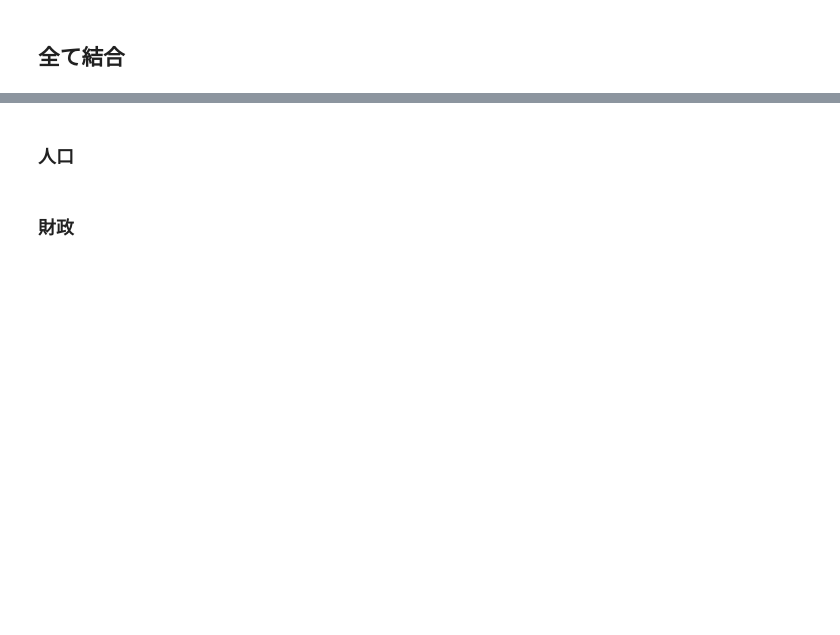
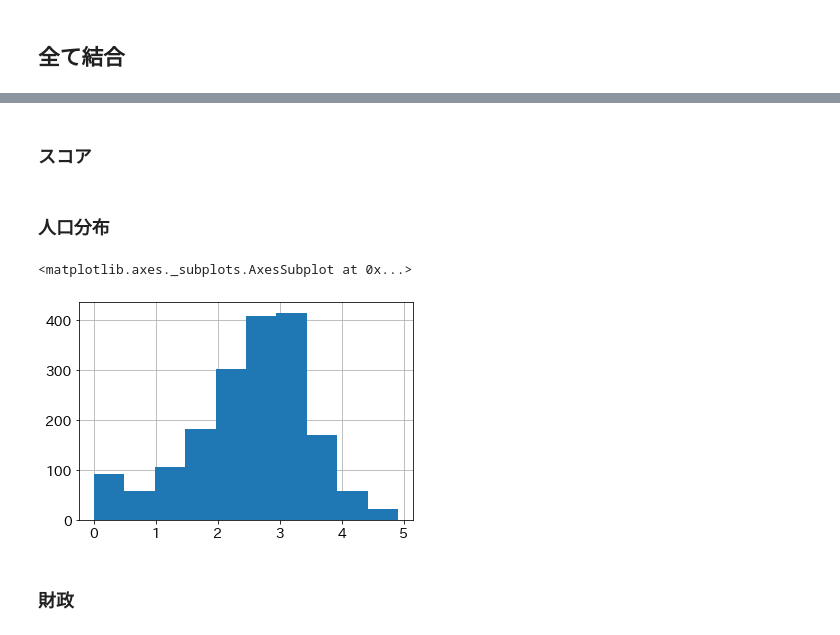
Before and after one commit to yumehara/hackday_2022, a Jupyter notebook: notebooks/all_city_score.ipynb, the cells around one changed output, grey strips where cells are left out. Cells and saved outputs as stored; diff of their text form; code cells hidden in the pictures; blank space fills up the shorter version.

```diff
--- a/notebooks/all_city_score.ipynb
+++ b/notebooks/all_city_score.ipynb
@@ -113,2 +130,2 @@ print(df_city_all.shape)
 # %% [markdown]
-### 人口
+### スコア
@@ -115,26 +134,49 @@ print(df_city_all.shape)
+# %%
+def normalize_score(data, col=None, high=True):
+    if col is None:
+        score = (data - data.mean())/data.std()
+    else:
+        score = (data[col] - data[col].mean())/data[col].std()
+    score = (score + 2.5) if high else (2.5 - score)
+    score[score > 5] = 5
+    score[score < 0] = 0
+    return score
+# %% [markdown]
+### 人口分布
 # %%
-# df_city_all['幼児人口'] = (df_city_all['0～4歳'] * 4/5 + df_city_all['5～9歳'] * 2/5).round()
-# df_city_all['小学生人口'] = (df_city_all['5～9歳'] * 3/5 + df_city_all['10～14歳'] * 3/5).round()
-# df_city_all['中学生人口'] = (df_city_all['10～14歳'] * 2/5 + df_city_all['15～19歳'] * 1/5).round()
+df_city_feature['幼児人口'] = (df_city_feature['0～4歳'] * 4/5 + df_city_feature['5～9歳'] * 2/5).round()
+df_city_feature['小学生人口'] = (df_city_feature['5～9歳'] * 3/5 + df_city_feature['10～14歳'] * 3/5).round()
+df_city_feature['中学生人口'] = (df_city_feature['10～14歳'] * 2/5 + df_city_feature['15～19歳'] * 1/5).round()
 
 # 年少人口（15歳未満）
-df_city_all['年少人口'] = df_city_all['0～4歳'] + df_city_all['5～9歳'] + df_city_all['10～14歳']
+df_city_feature['年少人口'] = df_city_feature['0～4歳'] + df_city_feature['5～9歳'] + df_city_feature['10～14歳']
 # 生産年齢人口（15歳以上65歳未満）
-df_city_all['生産年齢人口'] = (df_city_all['15～19歳'] + df_city_all['20～24歳'] + df_city_all['25～29歳'] + df_city_all['30～34歳'] +
-                                df_city_all['35～39歳'] + df_city_all['40～44歳'] + df_city_all['45～49歳'] + df_city_all['50～54歳'] +
-                                df_city_all['55～59歳'] + df_city_all['60～64歳'])
+df_city_feature['生産年齢人口'] = (df_city_feature['15～19歳'] + df_city_feature['20～24歳'] + df_city_feature['25～29歳'] + df_city_feature['30～34歳'] +
+                                df_city_feature['35～39歳'] + df_city_feature['40～44歳'] + df_city_feature['45～49歳'] + df_city_feature['50～54歳'] +
+                                df_city_feature['55～59歳'] + df_city_feature['60～64歳'])
 # 老年人口(65歳以上)
-df_city_all['老年人口'] = (df_city_all['65～69歳'] + df_city_all['70～74歳'] + df_city_all['75～79歳'] + df_city_all['80～84歳'] +
-                                df_city_all['85～89歳'] + df_city_all['90歳～'])
+df_city_feature['老年人口'] = (df_city_feature['65～69歳'] + df_city_feature['70～74歳'] + df_city_feature['75～79歳'] + df_city_feature['80～84歳'] +
+                                df_city_feature['85～89歳'] + df_city_feature['90歳～'])
 
 # 年少人口指数 = 年少人口/生産年齢人口×100
-df_city_all['年少人口指数'] = df_city_all['年少人口'] / df_city_all['生産年齢人口'] * 100
+df_city_feature['年少人口指数'] = df_city_feature['年少人口'] / df_city_feature['生産年齢人口'] * 100
 # 老年人口指数 = 老年人口/生産年齢人口×100
-df_city_all['老年人口指数'] = df_city_all['老年人口'] / df_city_all['生産年齢人口'] * 100
+df_city_feature['老年人口指数'] = df_city_feature['老年人口'] / df_city_feature['生産年齢人口'] * 100
 # 従属人口指数 = (年少人口＋老年人口)/生産年齢人口×100
-df_city_all['従属人口指数'] = (df_city_all['年少人口'] + df_city_all['老年人口']) / df_city_all['生産年齢人口'] * 100
+df_city_feature['従属人口指数'] = (df_city_feature['年少人口'] + df_city_feature['老年人口']) / df_city_feature['生産年齢人口'] * 100
 # 老年化指数 = 老年人口/年少人口×100
-df_city_all['老年化指数'] = df_city_all['老年人口'] / df_city_all['年少人口'] * 100
+df_city_feature['老年化指数'] = df_city_feature['老年人口'] / df_city_feature['年少人口'] * 100
+# %%
+score_list = [
+    normalize_score(df_city_feature, '年少人口指数', True) * 0.3,
+    normalize_score(df_city_feature, '老年人口指数', False) * 0.3,
+    normalize_score(df_city_feature, '老年化指数', False) * 0.4,
+]
+df_score['人口分布'] = normalize_score(pd.concat(score_list, axis=1).sum(axis=1, skipna=False))
+df_score['人口分布'].hist()
+# %% [output]
+<matplotlib.axes._subplots.AxesSubplot at 0x...>
+[figure, added]
 # %% [markdown]
 ### 財政
 # %%
```
Also changed, not shown: parts of 37 cells of this notebook.
